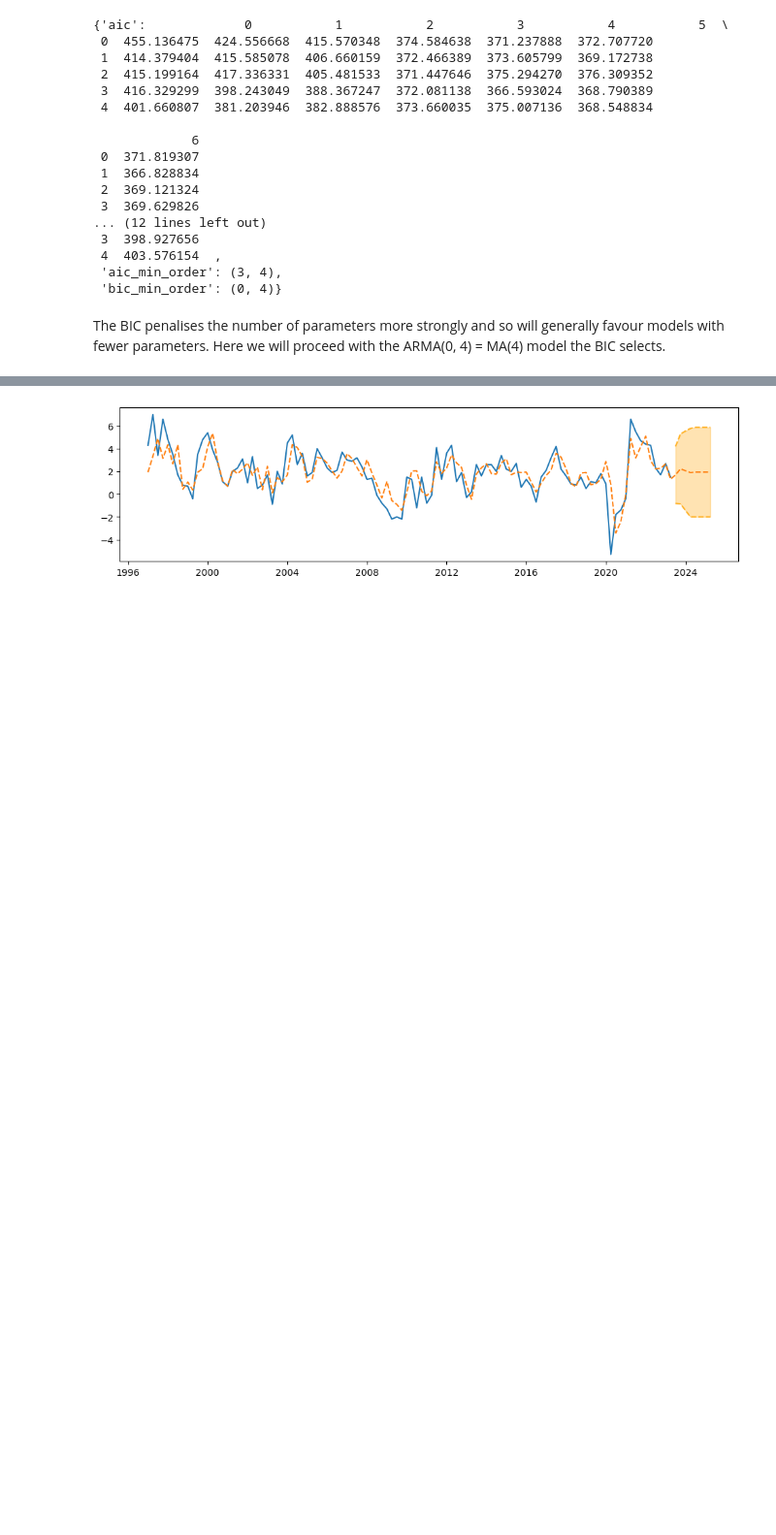
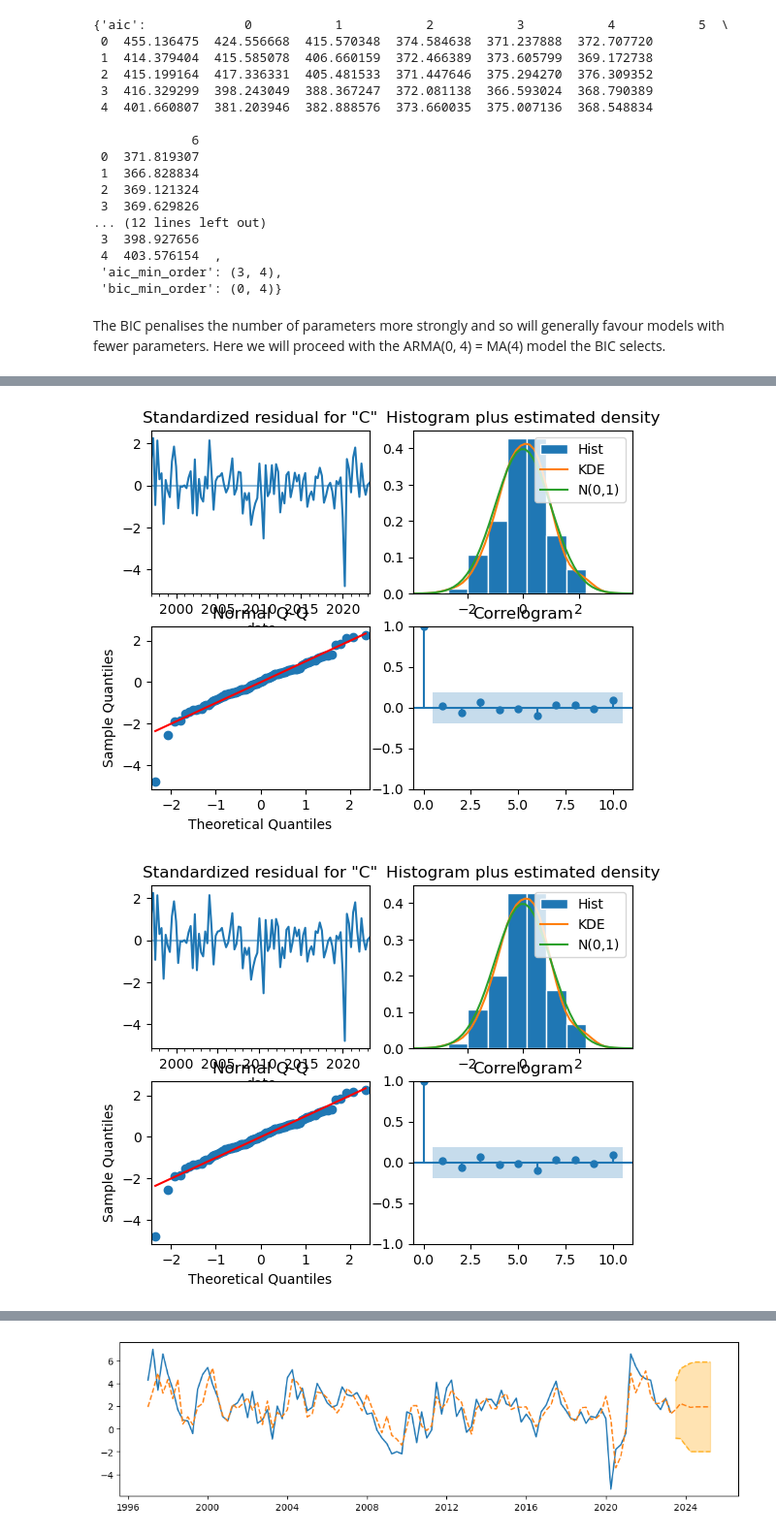
Before and after one commit to BI-DS/GRA-4153, a Jupyter notebook: examples/ARMA.ipynb, the cells around one changed output, grey strips where cells are left out. Shown at 97% size. Cells and saved outputs as stored; diff of their text form; code cells hidden in the pictures; blank space fills up the shorter version.

```diff
--- a/examples/ARMA.ipynb
+++ b/examples/ARMA.ipynb
@@ -268,3 +268,8 @@ SARIMAX Results
 | Prob(H) (two-sided): | 0.77 | Kurtosis: | 6.97 |
 Warnings:
 [1] Covariance matrix calculated using the outer product of gradients (complex-step).
+# %%
+ma4.plot_diagnostics()
+# %% [output]
+[figure, added]
+[figure, added]
```
Also changed, not shown: parts of 3 cells of this notebook, 2 other files.
